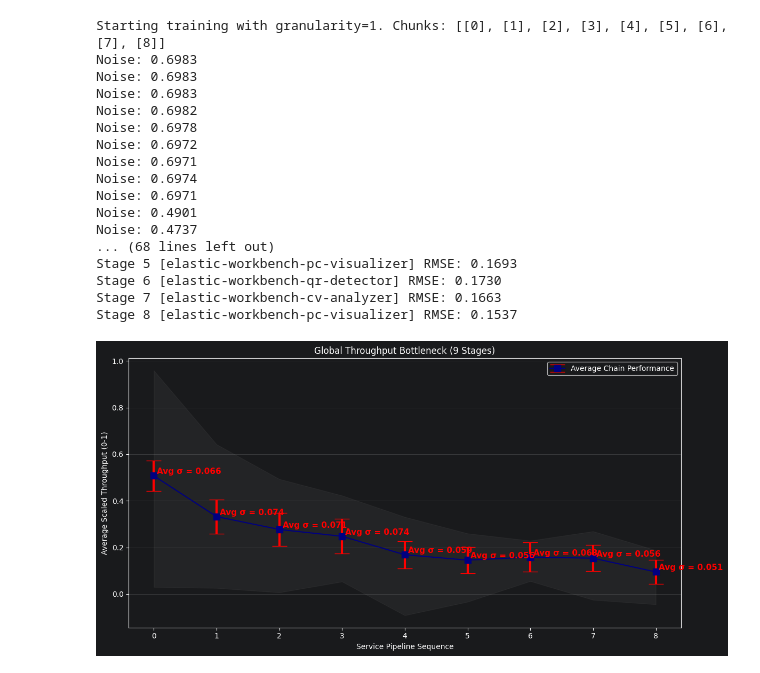
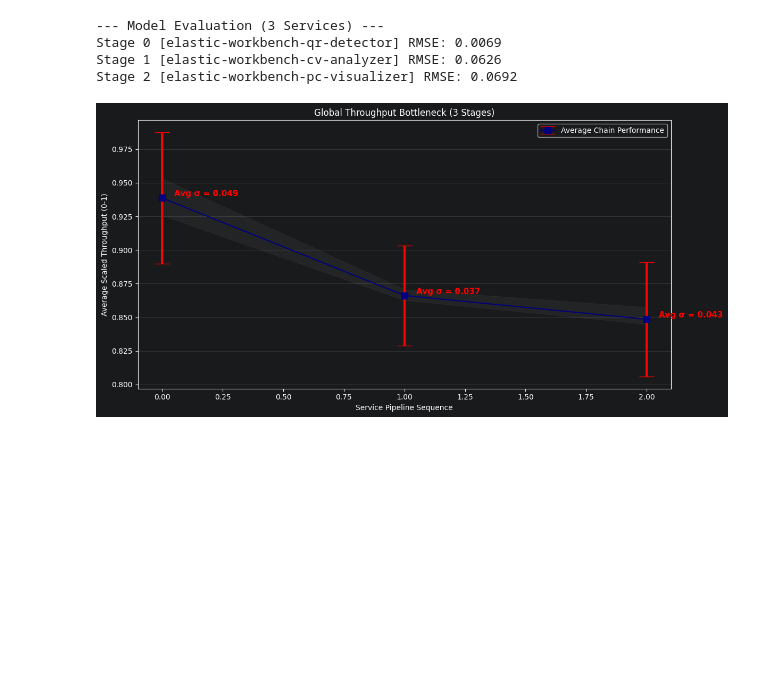
Before and after one commit to borissedlak/composable-autonomous-offerings, a Jupyter notebook: notebooks/create_deepGP_chunk_training.ipynb, the cells around one changed output. Cells and saved outputs as stored; diff of their text form; code cells hidden in the pictures; blank space fills up the shorter version.

Commit message:
minor changes; restructure data

```diff
--- a/notebooks/create_deepGP_chunk_training.ipynb
+++ b/notebooks/create_deepGP_chunk_training.ipynb
@@ -59,7 +59,7 @@ class DynamicServiceChain(torch.nn.Module):
 
 from agent.components import RASK
 
-raw_df = pd.read_csv("../statics/metrics_20_0.csv")
+raw_df = pd.read_csv("../statics/metrics_DEMO_OPERATE.csv")
 converted_df = RASK.preprocess_data(raw_df)
 
 QR_MAP = ServiceFeatureMapping(ServiceType.QR, [0, 1])
@@ -68,15 +68,15 @@ PC_MAP = ServiceFeatureMapping(ServiceType.PC, [5, 6])
 
 repetitions = 1
 # chain_definition = ([QR_MAP])
-chain_definition = (([QR_MAP] * repetitions) + ([CV_MAP] * repetitions) + ([PC_MAP] * repetitions) +
-                    ([QR_MAP] * repetitions) + ([CV_MAP] * repetitions) + ([PC_MAP] * repetitions) +
-                    ([QR_MAP] * repetitions) + ([CV_MAP] * repetitions) + ([PC_MAP] * repetitions))
+chain_definition = (([QR_MAP] * repetitions) + ([CV_MAP] * repetitions) + ([PC_MAP] * repetitions))# +
+                    # ([QR_MAP] * repetitions) + ([CV_MAP] * repetitions) + ([PC_MAP] * repetitions) +
+                    # ([QR_MAP] * repetitions) + ([CV_MAP] * repetitions) + ([PC_MAP] * repetitions))
 
 train_loader, test_x, test_y, scaler_X = prepare_chained_data(converted_df, chain_definition, test_size=0.2)
 # %%
 
 
-def run_training(granularity: Optional[int] = None):
+def run_training(train_loader, epochs = 800, granularity: Optional[int] = None):
     # Setup
     torch.set_default_dtype(torch.float64)
 
@@ -105,7 +105,7 @@ def run_training(granularity: Optional[int] = None):
     print(f"Starting training with granularity={granularity}. Chunks: {chunks}")
 
     model.train()
-    for epoch in range(350):
+    for epoch in range(epochs):
         for x_batch, y_batch in train_loader:
             optimizer.zero_grad()
 
@@ -124,8 +124,8 @@ def run_training(granularity: Optional[int] = None):
 
             optimizer.step()
 
-        # if epoch % 10 == 0:
-        #     print(f"Epoch {epoch} | Loss: {loss.item():.4f}")
+        if epoch % 10 == 0:
+            print(f"Epoch {epoch} | Loss: {loss.item():.4f}")
         if epoch % 50 == 0:
             for i, likelihood in enumerate(model.likelihoods):
                 print(f"Noise: {likelihood.noise.item():.4f}")
@@ -237,7 +237,6 @@ def draw_distribution(combined_samples, chain_definition):
     plt.tight_layout()
     plt.show()
 # %%
-model_none, boundaries_none = run_training(granularity=None)
-combined_samples_none = evaluate_model_performance(model_none, test_x, test_y, boundaries_none)
-draw_distribution(combined_samples_none, chain_definition)
+model_global, boundaries_global = run_training(train_loader, epochs=700, granularity=None)
+torch.save(model_global.state_dict(), 'service_chain_model_global.pth')
 # %% [output]
@@ -270,26 +260,23 @@ Stage 8 [elastic-workbench-pc-visualizer] RMSE: 0.1516
 # %%
-model_one, boundaries_one = run_training(granularity=1)
-combined_samples_one = evaluate_model_performance(model_one, test_x, test_y, boundaries_one)
-draw_distribution(combined_samples_one, chain_definition)
+# model_single, boundaries_single = run_training(granularity=1)
+# torch.save(model_single.state_dict(), 'service_chain_model_single.pth')
-# %% [output]
-Starting training with granularity=1. Chunks: [[0], [1], [2], [3], [4], [5], [6], [7], [8]]
-Noise: 0.6983
-Noise: 0.6983
-Noise: 0.6983
-Noise: 0.6982
-Noise: 0.6978
-Noise: 0.6972
-Noise: 0.6971
-Noise: 0.6974
-Noise: 0.6971
-Noise: 0.4901
-Noise: 0.4737
-... (68 lines left out)
-Stage 5 [elastic-workbench-pc-visualizer] RMSE: 0.1693
-Stage 6 [elastic-workbench-qr-detector] RMSE: 0.1730
-Stage 7 [elastic-workbench-cv-analyzer] RMSE: 0.1663
-Stage 8 [elastic-workbench-pc-visualizer] RMSE: 0.1537
-[figure, removed]
+# %%
+# raw_df = pd.read_csv("../statics/metrics_DEMO_OPERATE.csv")
+# converted_df = RASK.preprocess_data(raw_df)
+#
+# train_loader, test_x, test_y, scaler_X = prepare_chained_data(converted_df, chain_definition, test_size=0.9)
+
+combined_samples_global = evaluate_model_performance(model_global, test_x, test_y, boundaries_global, 100)
+draw_distribution(combined_samples_global, chain_definition)
+
+# combined_samples_single = evaluate_model_performance(model_single, test_x, test_y, boundaries_single, 500)
+# draw_distribution(combined_samples_single, chain_definition)
+# %% [output]
+--- Model Evaluation (3 Services) ---
+Stage 0 [elastic-workbench-qr-detector] RMSE: 0.0069
+Stage 1 [elastic-workbench-cv-analyzer] RMSE: 0.0626
+Stage 2 [elastic-workbench-pc-visualizer] RMSE: 0.0692
+[figure, added]
 # %%
 def plot_residual_divergence(samples_none, samples_one, test_y):
     # Calculate Error (Predicted Mean - Actual)
```
Also changed, not shown: parts of 4 cells of this notebook, 13 other files.
